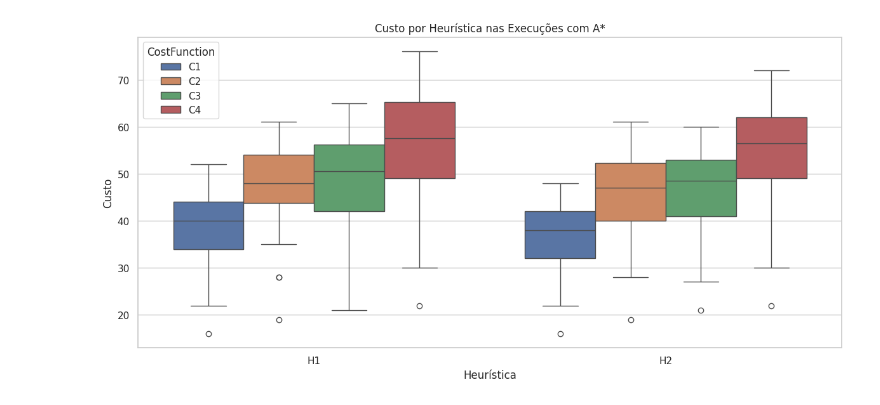
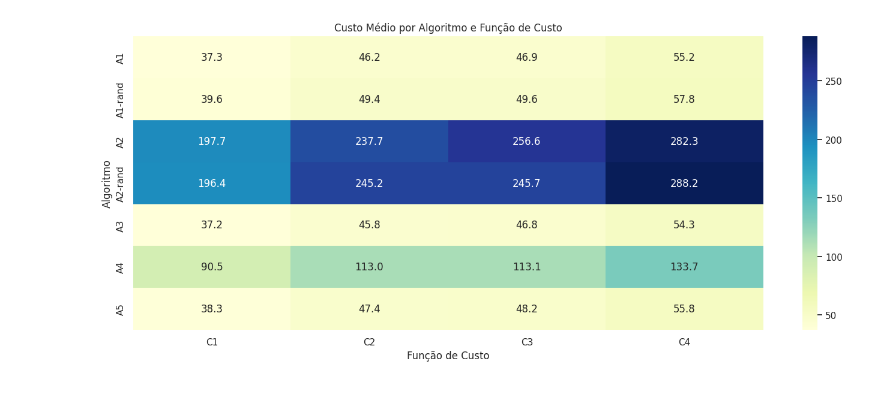
Before and after one commit to GustavoErick/IA-Algoritmos-de-Busca, a Jupyter notebook: análise.ipynb, the cells around one changed output. Drawn from its saved outputs; the diff is of its cells as text; code cells hidden in the pictures.

```diff
--- a/análise.ipynb
+++ b/análise.ipynb
@@ -54,12 +81,11 @@ plt.show()
-# %%
-# Gráfico 5: Comparação de heurísticas em A*
-a_star_df = df[(df['Algorithm'] == 'A5') & (df['Heuristic'] != 'None')]
-plt.figure(figsize=(12, 6))
-sns.boxplot(data=a_star_df, x='Heuristic', y='Cost', hue='CostFunction')
-plt.title('Custo por Heurística nas Execuções com A*')
-plt.xlabel('Heurística')
-plt.ylabel('Custo')
-plt.tight_layout()
-plt.show()
-# %% [output]
-[figure, removed]
+# %%
+pivot_cost = df_all.pivot_table(index='Algorithm', columns='CostFunction', values='Cost', aggfunc='mean')
+plt.figure()
+sns.heatmap(pivot_cost, annot=True, fmt=".1f", cmap="YlGnBu")
+plt.title('Custo Médio por Algoritmo e Função de Custo')
+plt.ylabel('Algoritmo')
+plt.xlabel('Função de Custo')
+plt.tight_layout()
+plt.show()
+# %% [output]
+[figure, added]
```
Also changed, not shown: parts of 6 cells of this notebook.
